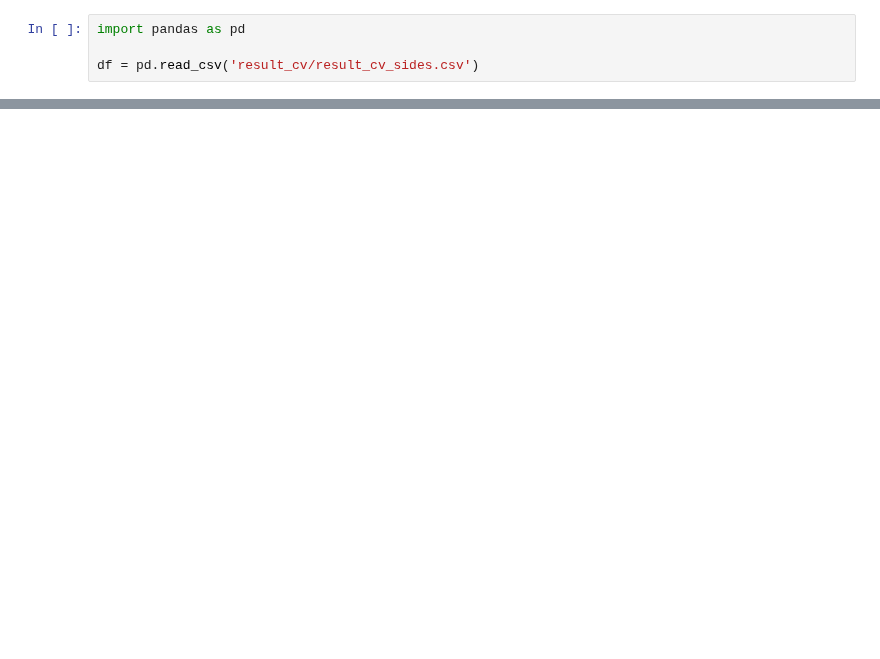
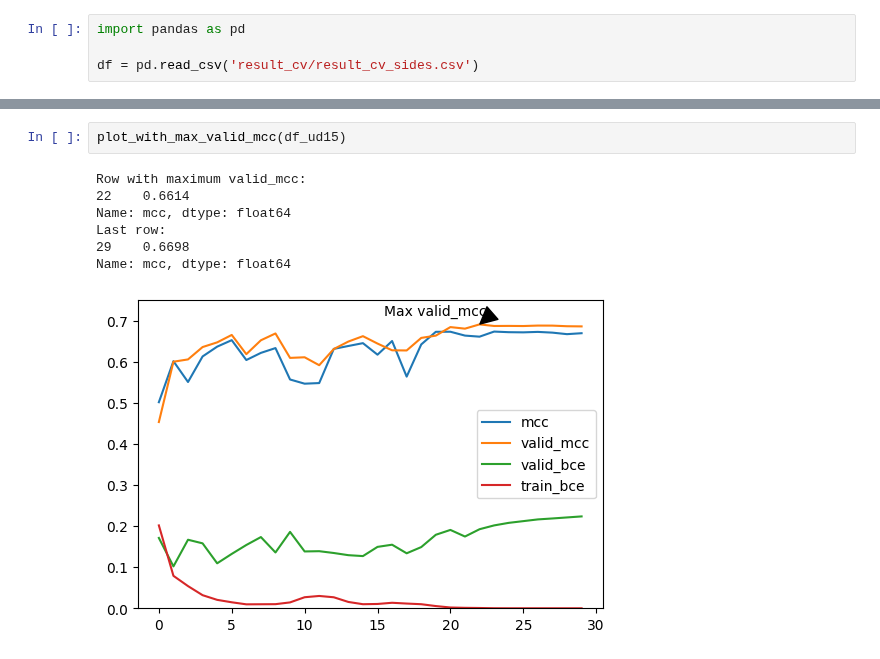
Before and after one commit to dlwocks31/atpbind, a Jupyter notebook: final_cv_sides.ipynb, the cells around one changed output, grey strips where cells are left out. Drawn from its saved outputs; the diff is of its cells as text; blank space fills up the shorter version.

```diff
--- a/final_cv_sides.ipynb
+++ b/final_cv_sides.ipynb
@@ -158,0 +123,10 @@ no scheduler
+# %%
+plot_with_max_valid_mcc(df_ud15)
+# %% [output]
+Row with maximum valid_mcc:
+22    0.6614
+Name: mcc, dtype: float64
+Last row:
+29    0.6698
+Name: mcc, dtype: float64
+[figure, added]
```
Also changed, not shown: parts of 15 cells of this notebook, 4 other files.
